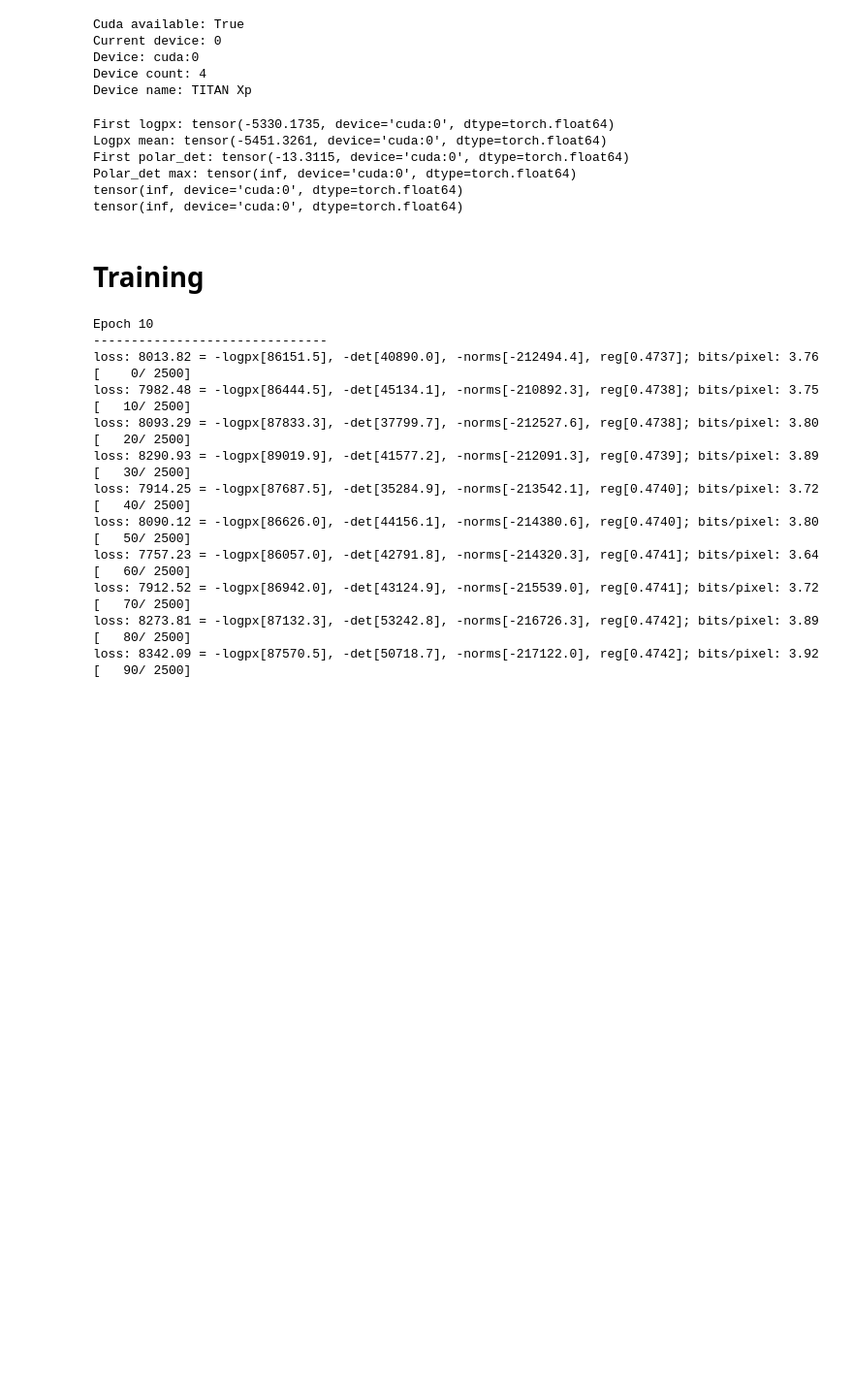
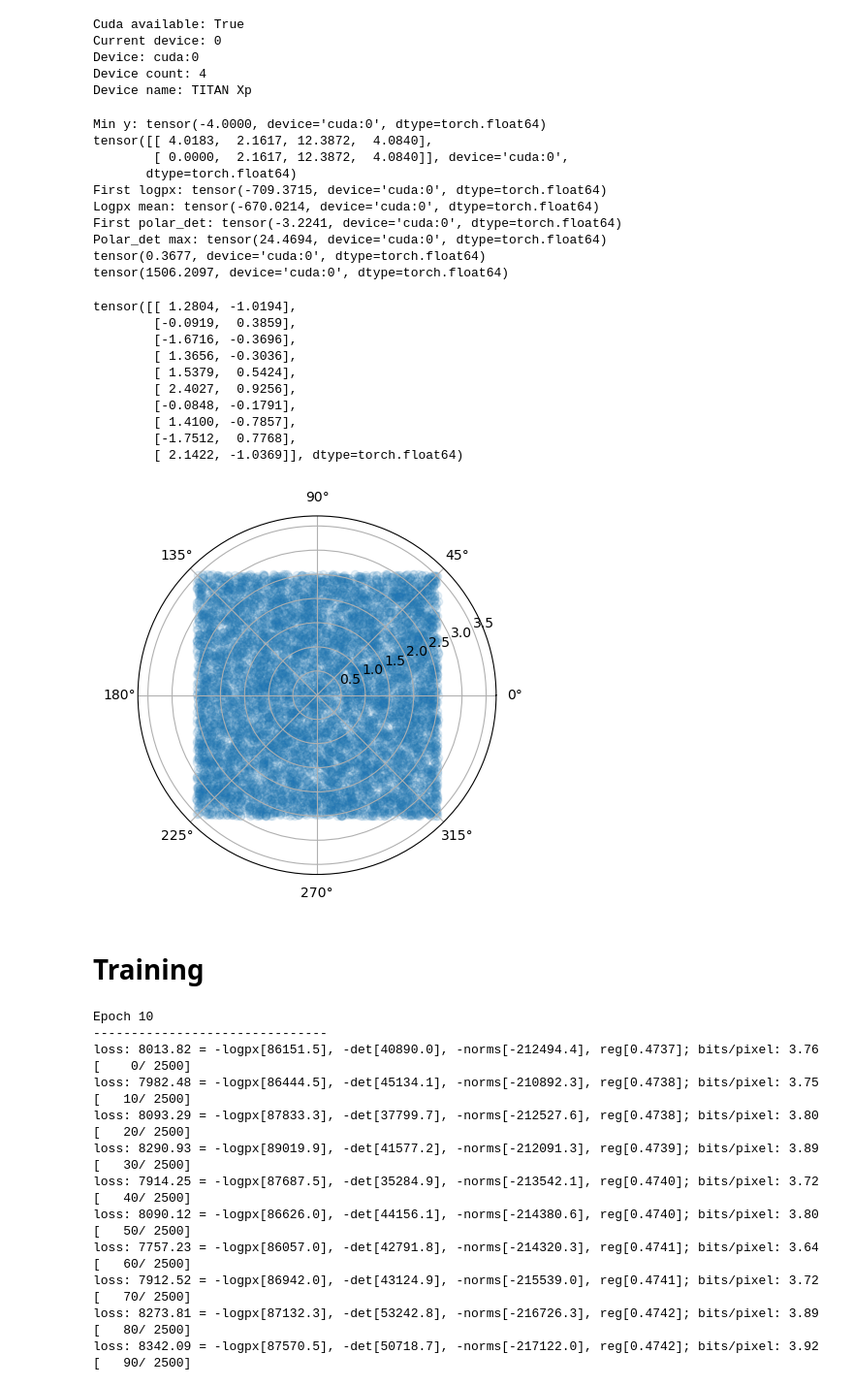
Before and after one commit to max-lennon/robust_likelihood, a Jupyter notebook: pytorch_realnvp_cifar10.ipynb, the cells around one changed output. Shown at 97% size. Saved outputs shown, nothing was run; the diff lists cells and outputs as text; code cells hidden in the pictures; blank space fills up the shorter version.

```diff
--- a/pytorch_realnvp_cifar10.ipynb
+++ b/pytorch_realnvp_cifar10.ipynb
@@ -422,7 +425,7 @@ def ring_prob(y, batch_size):
 # %%
 test_batch = 1000000
 test_d = 4
-region_width = 200
+region_width = 8
 
 integration_sample = (torch.rand((test_batch, test_d))-0.5).double() * region_width
 logpx, polar_det = ring_prob(integration_sample.to(device), test_batch)
@@ -431,14 +434,50 @@ print("Logpx mean:", torch.mean(logpx))
 print("First polar_det:", polar_det[0])
 print("Polar_det max:", torch.max(polar_det))
 print(torch.mean(torch.exp(logpx+polar_det)))
-print(torch.sum(torch.exp(logpx+polar_det)) * (region_width ** test_d) / test_batch)
+print(torch.sum(torch.exp(logpx+polar_det)) / test_batch * (region_width ** test_d))
 # %% [output]
-First logpx: tensor(-5330.1735, device='cuda:0', dtype=torch.float64)
-Logpx mean: tensor(-5451.3261, device='cuda:0', dtype=torch.float64)
-First polar_det: tensor(-13.3115, device='cuda:0', dtype=torch.float64)
-Polar_det max: tensor(inf, device='cuda:0', dtype=torch.float64)
-tensor(inf, device='cuda:0', dtype=torch.float64)
-tensor(inf, device='cuda:0', dtype=torch.float64)
+Min y: tensor(-4.0000, device='cuda:0', dtype=torch.float64)
+tensor([[ 4.0183,  2.1617, 12.3872,  4.0840],
+        [ 0.0000,  2.1617, 12.3872,  4.0840]], device='cuda:0',
+       dtype=torch.float64)
+First logpx: tensor(-709.3715, device='cuda:0', dtype=torch.float64)
+Logpx mean: tensor(-670.0214, device='cuda:0', dtype=torch.float64)
+First polar_det: tensor(-3.2241, device='cuda:0', dtype=torch.float64)
+Polar_det max: tensor(24.4694, device='cuda:0', dtype=torch.float64)
+tensor(0.3677, device='cuda:0', dtype=torch.float64)
+tensor(1506.2097, device='cuda:0', dtype=torch.float64)
+# %%
+import matplotlib as mpl
+mpl.rcParams['agg.path.chunksize'] = 10000
+
+def polar_plot(y):
+    y_square = torch.pow(y, 2)
+    r = torch.sqrt(torch.sum(y_square, axis=1))
+    theta = 2 * torch.arctan(torch.div(y[:,1], y[:,0]+r))
+
+    fig = plt.figure()
+    ax = fig.add_subplot(projection='polar')
+    c = ax.scatter(theta.numpy(), r.numpy(), alpha=0.1)
+
+plot_batch = 10000
+plot_d = 2
+region_width = 5
+
+plot_sample = (torch.rand((plot_batch, plot_d)) - 0.5).double() * region_width
+print(plot_sample[:10])
+polar_plot(plot_sample)
+# %% [output]
+tensor([[ 1.2804, -1.0194],
+        [-0.0919,  0.3859],
+        [-1.6716, -0.3696],
+        [ 1.3656, -0.3036],
+        [ 1.5379,  0.5424],
+        [ 2.4027,  0.9256],
+        [-0.0848, -0.1791],
+        [ 1.4100, -0.7857],
+        [-1.7512,  0.7768],
+        [ 2.1422, -1.0369]], dtype=torch.float64)
+[figure, added]
 # %%
 def loss_fn_ring(y, s, norms, scale, batch_size):
     # -log(zero-mean gaussian) + log determinant
```
Also changed, not shown: parts of 1 cell of this notebook.
